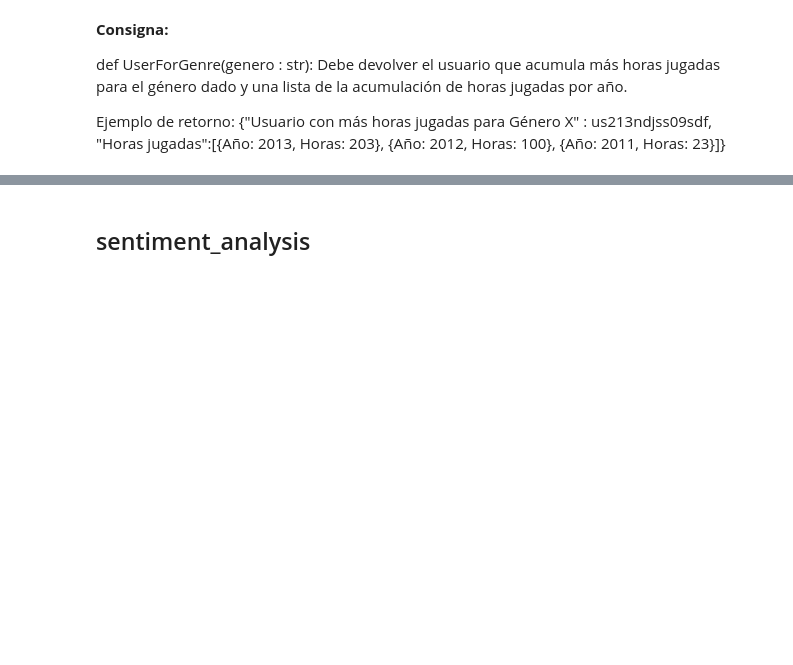
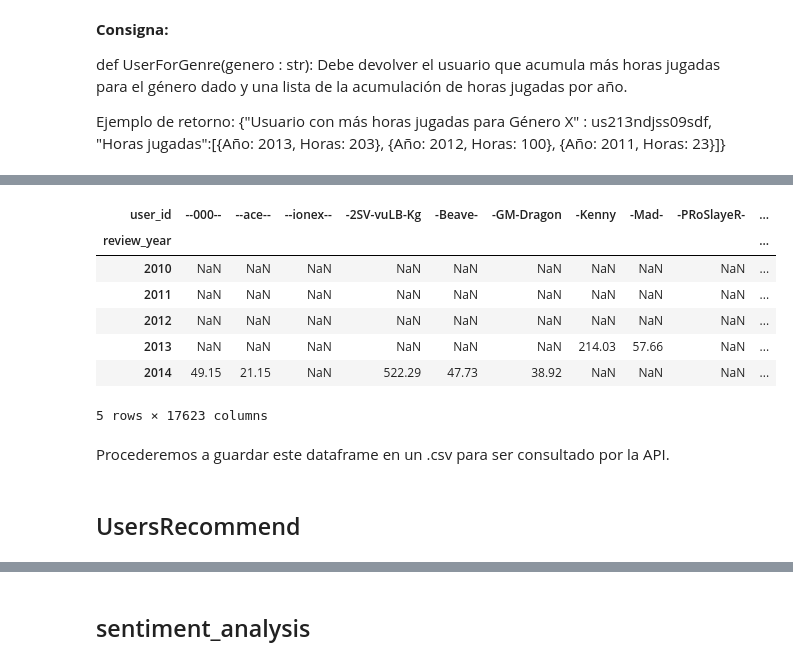
Before and after one commit to dsdrajlin/PI-MLOPs, a Jupyter notebook: API.ipynb, the cells around one changed output, grey strips where cells are left out. Cells and saved outputs as stored; diff of their text form; code cells hidden in the pictures; blank space fills up the shorter version.

Commit message:
Finalizada UserForGenre

```diff
--- a/API.ipynb
+++ b/API.ipynb
@@ -234,0 +343,7 @@ Ejemplo de retorno: {"Usuario con más horas jugadas para Género X" : us213ndjs
+# %%
+user_year_outlier = it_rev_df.groupby(["user_id", "review_year"])\
+                             .playtime_forever.sum()\
+                             .sort_values(ascending=False).head(4)\
+                             .to_frame().reset_index()
+
+user_year_outlier
@@ -234,0 +356,12 @@ Ejemplo de retorno: {"Usuario con más horas jugadas para Género X" : us213ndjs
+# %%
+indices_outliers = []
+
+for row in user_year_outlier.itertuples():
+    user_id = row.user_id
+    review_year = row.review_year
+
+    for row2 in it_rev_df.itertuples():
+        if (row2.user_id == user_id) & (row2.review_year == review_year):
+            indices_outliers.append(row2.Index)
+
+indices_outliers
@@ -234,0 +370,4 @@ Ejemplo de retorno: {"Usuario con más horas jugadas para Género X" : us213ndjs
+# %%
+it_rev_df.drop(indices_outliers, inplace=True)
+
+it_rev_df.reset_index(drop=True, inplace=True)
@@ -234,0 +487,3 @@ Ejemplo de retorno: {"Usuario con más horas jugadas para Género X" : us213ndjs
+# %%
+it_rev_df = it_rev_df.groupby(["user_id", "review_year"]).playtime_forever.sum()
+it_rev_df.head()
@@ -234,0 +498,14 @@ Ejemplo de retorno: {"Usuario con más horas jugadas para Género X" : us213ndjs
+# %%
+it_rev_df = it_rev_df.unstack(0)
+it_rev_df.head()
+# %% [output]
+| user_id | --000-- | --ace-- | --ionex-- | -2SV-vuLB-Kg | -Beave- | -GM-Dragon | -Kenny | -Mad- | -PRoSlayeR- | ... |
+| review_year |  |  |  |  |  |  |  |  |  | ... |
+| 2010 | NaN | NaN | NaN | NaN | NaN | NaN | NaN | NaN | NaN | ... |
+| 2011 | NaN | NaN | NaN | NaN | NaN | NaN | NaN | NaN | NaN | ... |
+| 2012 | NaN | NaN | NaN | NaN | NaN | NaN | NaN | NaN | NaN | ... |
+| 2013 | NaN | NaN | NaN | NaN | NaN | NaN | 214.03 | 57.66 | NaN | ... |
+| 2014 | 49.15 | 21.15 | NaN | 522.29 | 47.73 | 38.92 | NaN | NaN | NaN | ... |
+5 rows × 17623 columns
+# %% [markdown]
+Procederemos a guardar este dataframe en un .csv para ser consultado por la API.
@@ -234,0 +514,2 @@ Ejemplo de retorno: {"Usuario con más horas jugadas para Género X" : us213ndjs
+# %% [markdown]
+## UsersRecommend
```
Also changed, not shown: parts of 41 cells of this notebook, 4 other files.
